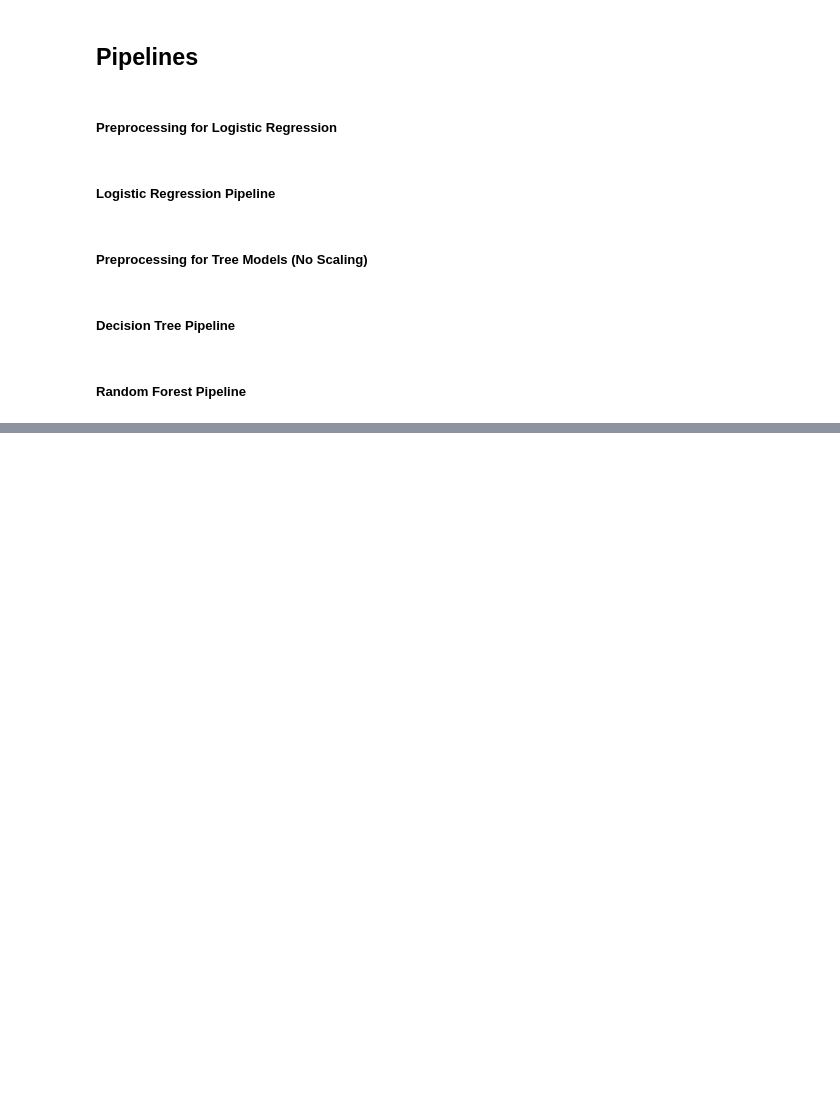
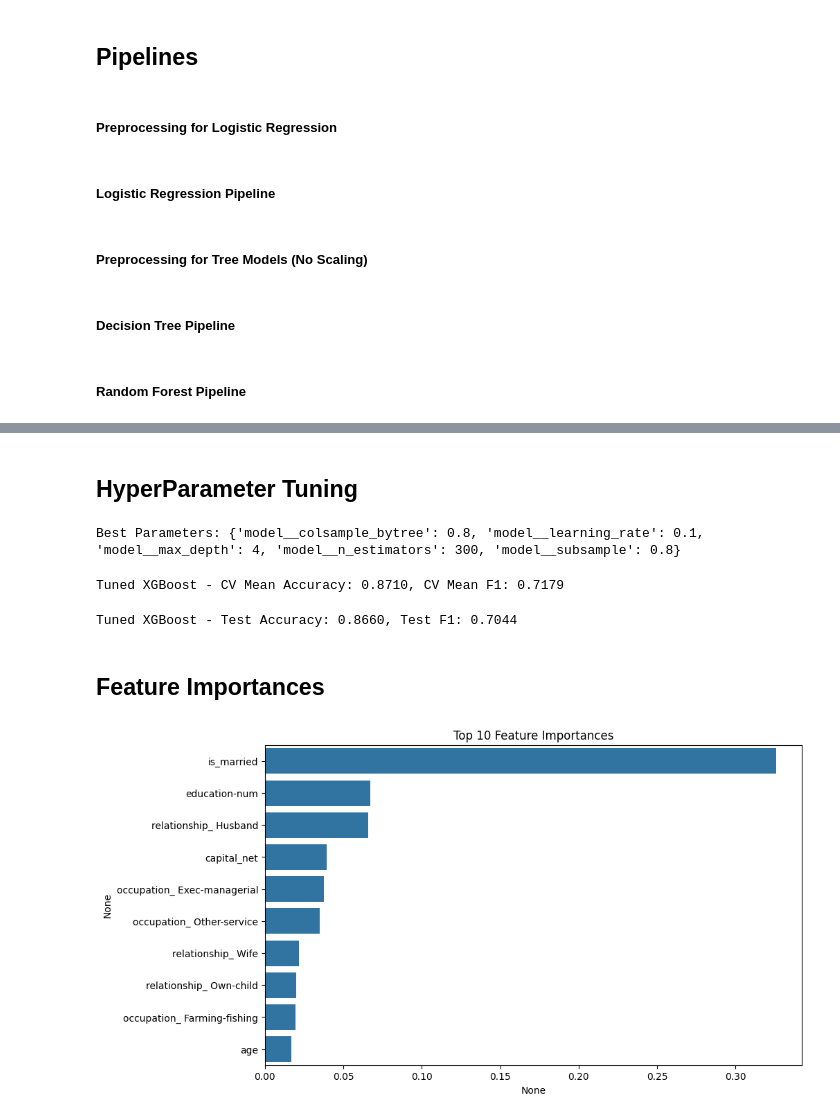
Before and after one commit to mohamedalaa-505/SupervisedML_project, a Jupyter notebook: ml_pipeline.ipynb, the cells around one changed output, grey strips where cells are left out. Saved outputs shown, nothing was run; the diff lists cells and outputs as text; code cells hidden in the pictures; blank space fills up the shorter version.

```diff
--- a/ml_pipeline.ipynb
+++ b/ml_pipeline.ipynb
@@ -197,0 +271,3 @@ dtype: float64
+# %%
+X = df.drop("income", axis=1)
+y = df["income"].map({'>50K':1, '<=50K':0})    # mapping the target for better analysis
@@ -198,3 +283,6 @@ dtype: float64
+# %%
+num_cols = X_train.select_dtypes(include='number').columns
+cat_cols = X_train.select_dtypes(exclude='number').columns
 # %% [markdown]
 ## **Pipelines**
 # %% [markdown]
@@ -243,0 +403,71 @@ pipe_rf = Pipeline([
+# %% [markdown]
+## **HyperParameter Tuning**
+# %%
+from sklearn.model_selection import GridSearchCV
+
+scale = (y_train == 0).sum() / (y_train == 1).sum()
+
+param_grid = {
+    "model__n_estimators": [200, 300],
+    "model__max_depth": [4, 6],
+    "model__learning_rate": [0.05, 0.1],
+    "model__subsample": [0.7, 0.8],
+    "model__colsample_bytree": [0.7, 0.8]
+    # "model__scale_pos_weight": [scale]  # for the class imbalance
+}
+
+grid = GridSearchCV(
+    estimator=pipe_xgb,
+    param_grid=param_grid,
+    cv=5,
+    scoring="f1",
+    n_jobs=-1,
+    return_train_score=True
+)
+
+grid.fit(X_train, y_train)
+
+best_model = grid.best_estimator_
+print("Best Parameters:", grid.best_params_)
+# %% [output]
+Best Parameters: {'model__colsample_bytree': 0.8, 'model__learning_rate': 0.1, 'model__max_depth': 4, 'model__n_estimators': 300, 'model__subsample': 0.8}
+# %%
+cv_results = cross_validate(
+    best_model,
+    X_train,
+    y_train,
+    cv=5,
+    scoring=["accuracy", "f1"],
+    n_jobs=-1
+)
+
+print("Tuned XGBoost - CV Mean Accuracy: {:.4f}, CV Mean F1: {:.4f}".format(
+    cv_results["test_accuracy"].mean(),
+    cv_results["test_f1"].mean()
+))
+# %% [output]
+Tuned XGBoost - CV Mean Accuracy: 0.8710, CV Mean F1: 0.7179
+# %%
+y_pred_opt = best_model.predict(X_test)
+acc_opt = accuracy_score(y_test, y_pred_opt)
+f1_opt = f1_score(y_test, y_pred_opt)
+
+print(f"Tuned XGBoost - Test Accuracy: {acc_opt:.4f}, Test F1: {f1_opt:.4f}")
+# %% [output]
+Tuned XGBoost - Test Accuracy: 0.8660, Test F1: 0.7044
+# %% [markdown]
+## **Feature Importances**
+# %%
+ohe = best_model.named_steps["preprocessing"].named_transformers_["cat"]
+cat_feature_names = list(ohe.get_feature_names_out(cat_cols))
+all_feature_names = cat_feature_names + list(num_cols)
+
+xgb_model = best_model.named_steps["model"]
+importances = pd.Series(xgb_model.feature_importances_, index=all_feature_names).sort_values(ascending=False)
+
+plt.figure(figsize=(10,6))
+sns.barplot(x=importances.head(10), y=importances.head(10).index)
+plt.title("Top 10 Feature Importances")
+plt.show()
+# %% [output]
+[figure, added]
```
Also changed, not shown: parts of 44 cells of this notebook.
